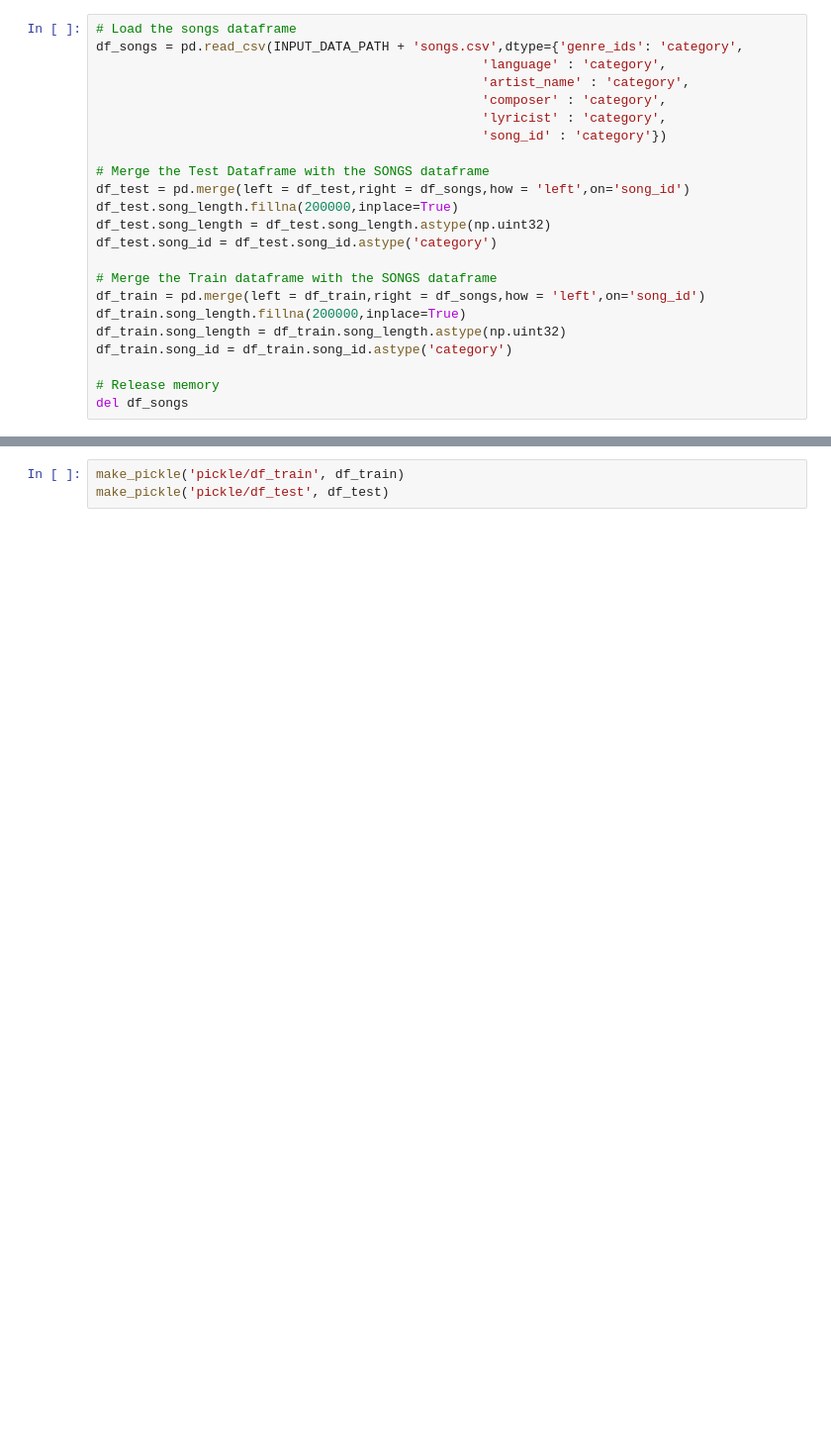
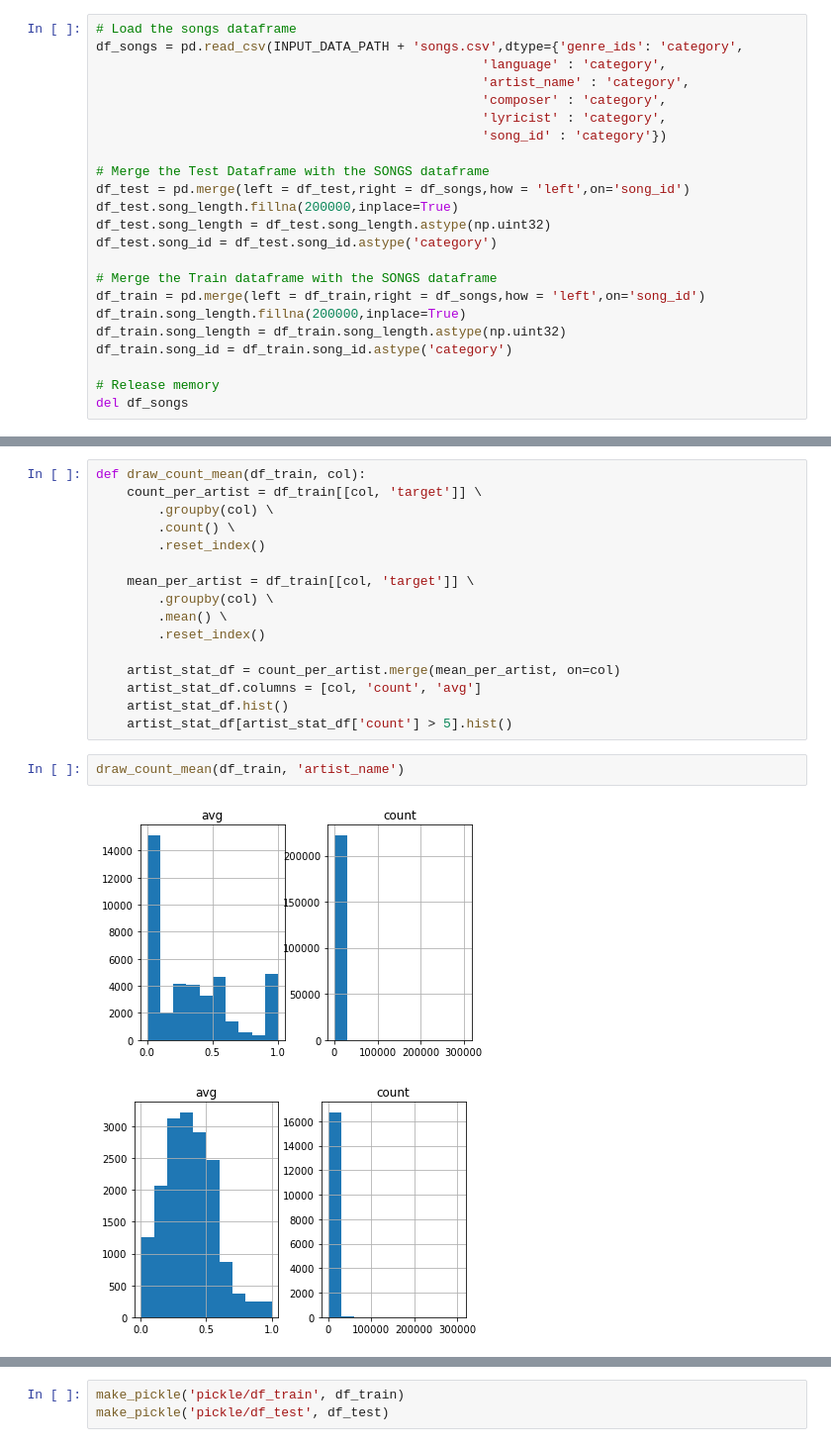
Before and after one commit to voyageth/kaggle, a Jupyter notebook: kkbox-music-recommendation/lgbm-66870.ipynb, the cells around one changed output, grey strips where cells are left out. Shown at 99% size. Cells and saved outputs as stored; diff of their text form; blank space fills up the shorter version.

```diff
--- a/kkbox-music-recommendation/lgbm-66870.ipynb
+++ b/kkbox-music-recommendation/lgbm-66870.ipynb
@@ -377,0 +402,21 @@ draw_category_col(df_train, 'language')
+# %%
+def draw_count_mean(df_train, col):
+    count_per_artist = df_train[[col, 'target']] \
+        .groupby(col) \
+        .count() \
+        .reset_index()
+
+    mean_per_artist = df_train[[col, 'target']] \
+        .groupby(col) \
+        .mean() \
+        .reset_index()
+
+    artist_stat_df = count_per_artist.merge(mean_per_artist, on=col)
+    artist_stat_df.columns = [col, 'count', 'avg']
+    artist_stat_df.hist()
+    artist_stat_df[artist_stat_df['count'] > 5].hist()
+# %%
+draw_count_mean(df_train, 'artist_name')
+# %% [output]
+[figure, added]
+[figure, added]
```
Also changed, not shown: parts of 16 cells of this notebook, 3 other files.
